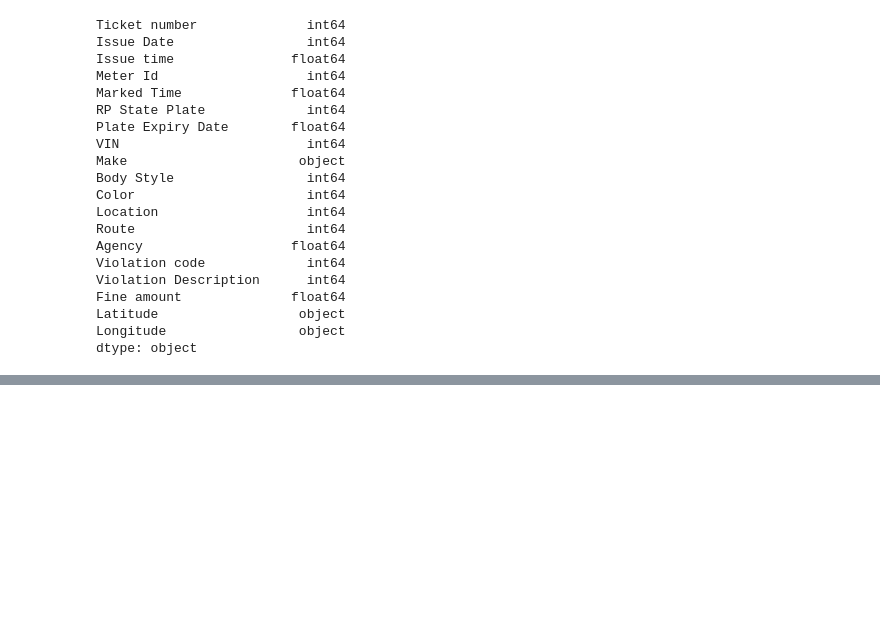
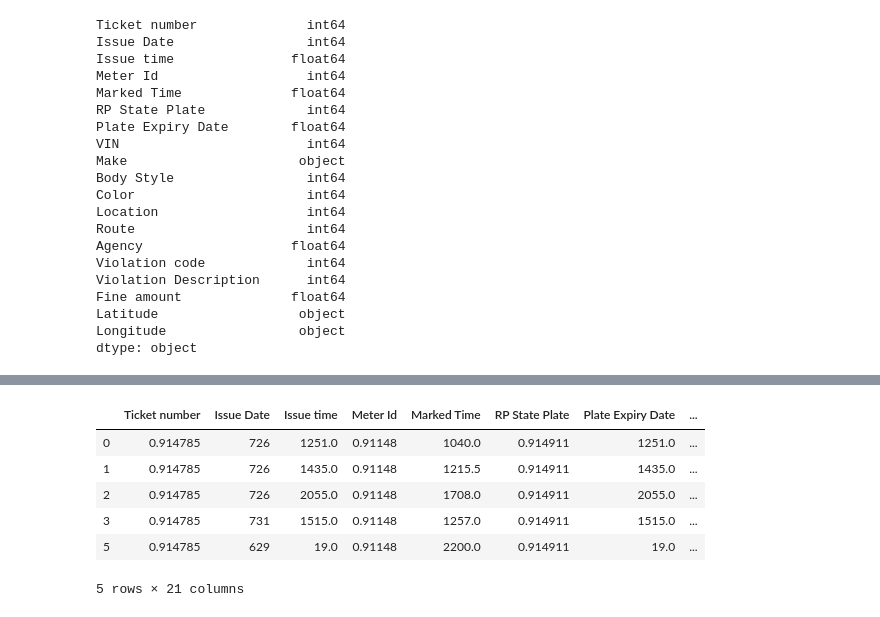
Before and after one commit to m0bi/parking, a Jupyter notebook: Imputation.ipynb, the cells around one changed output, grey strips where cells are left out. Cells and saved outputs as stored; diff of their text form; code cells hidden in the pictures; blank space fills up the shorter version.

```diff
--- a/Imputation.ipynb
+++ b/Imputation.ipynb
@@ -392,0 +567,2 @@ from sklearn.model_selection import train_test_split
+# %%
+test = cat.transform(test)
@@ -393,3 +579,13 @@ from sklearn.model_selection import train_test_split
+# %%
+test.head()
+# %% [output]
+|  | Ticket number | Issue Date | Issue time | Meter Id | Marked Time | RP State Plate | Plate Expiry Date | ... |
+| 0 | 0.914785 | 726 | 1251.0 | 0.91148 | 1040.0 | 0.914911 | 1251.0 | ... |
+| 1 | 0.914785 | 726 | 1435.0 | 0.91148 | 1215.5 | 0.914911 | 1435.0 | ... |
+| 2 | 0.914785 | 726 | 2055.0 | 0.91148 | 1708.0 | 0.914911 | 2055.0 | ... |
+| 3 | 0.914785 | 731 | 1515.0 | 0.91148 | 1257.0 | 0.914911 | 1515.0 | ... |
+| 5 | 0.914785 | 629 | 19.0 | 0.91148 | 2200.0 | 0.914911 | 19.0 | ... |
+5 rows × 21 columns
 # %%
 X_train, X_test, y_train, y_test = train_test_split(data,y,test_size=0.2)
 # %%
```
Also changed, not shown: parts of 67 cells of this notebook.
